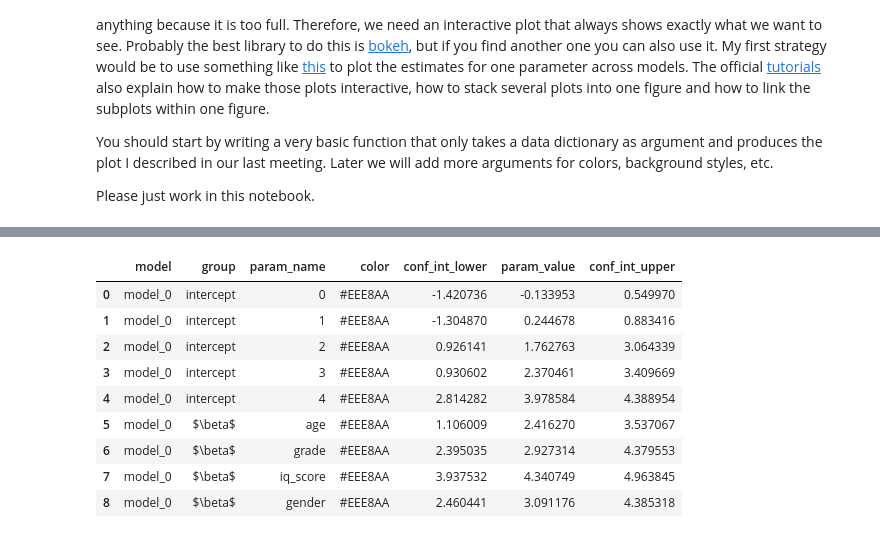
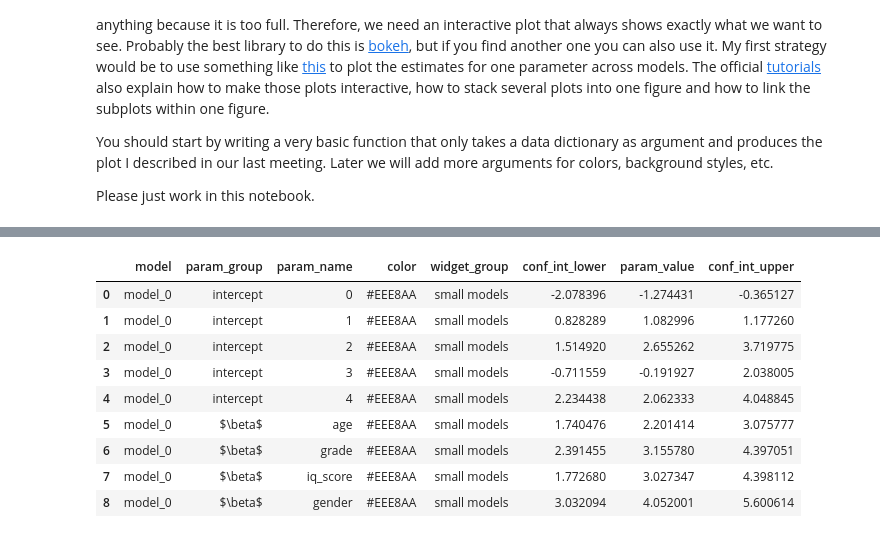
Before and after one commit to janosg/comparison_plot, a Jupyter notebook: comparison_plot.ipynb, the cells around one changed output, grey strips where cells are left out. Cells and saved outputs as stored; diff of their text form; code cells hidden in the pictures.

Commit message:
Added first version of functioning widget to select model groups.

```diff
--- a/comparison_plot.ipynb
+++ b/comparison_plot.ipynb
@@ -32,48 +37,54 @@ long_controls = short_controls + [
     'parent_educ', 'parent_inc', 'parent_occup', 'dist_to_school',
     'single_parent', 'single_parent_x_parent_inc']
 
-cols = ['model', 'param_value', 'param_name', 'conf_int_lower', 'conf_int_upper', 'group']
+cols = [
+    'model', 'param_value', 'param_name',
+    'conf_int_lower', 'conf_int_upper', 'param_group',
+    'widget_group', 'color']
 
 model_comp_df = pd.DataFrame()
 
 for i in range(nr_models):
     if i < 0.7 * nr_models:
         ctrl_names = short_controls
         factor = 0.5
         color="#EEE8AA"
+        widget_label = "small models"
     else:
         ctrl_names = long_controls
         factor = 0.7
         color="#4DBD33"
+        widget_label = "large models"
     nr_params = nr_intercepts + len(ctrl_names)
 
     df = pd.DataFrame(columns=cols)
     df['param_value'] = factor * np.arange(nr_params) + np.random.normal(0, 1, nr_params)
     df['param_name'] = [str(i) for i in range(nr_intercepts)] + ctrl_names
     df['conf_int_lower'] = df['param_value'] - np.random.normal(1, factor, nr_params)
     df['conf_int_upper'] = df['param_value'] + np.random.normal(1, factor, nr_params)
-    df['group'] = ['intercept'] * nr_intercepts + [r'$\beta$'] * len(ctrl_names)
+    df['param_group'] = ['intercept'] * nr_intercepts + [r'$\beta$'] * len(ctrl_names)
     df['model'] = 'model_' + str(i)
     df['color'] = color
+    df["widget_group"] = widget_label
 
     model_comp_df = pd.concat([model_comp_df, df], axis=0, sort=False)
 
 model_comp_df.reset_index(inplace=True, drop=True)
 model_comp_df = model_comp_df[
-    ['model', 'group', 'param_name',  'color',
+    ['model', 'param_group', 'param_name',  'color', 'widget_group',
      'conf_int_lower', 'param_value', 'conf_int_upper']]
 model_comp_df[:9]
 # %% [output]
-|  | model | group | param_name | color | conf_int_lower | param_value | conf_int_upper |
-| 0 | model_0 | intercept | 0 | #EEE8AA | -1.420736 | -0.133953 | 0.549970 |
-| 1 | model_0 | intercept | 1 | #EEE8AA | -1.304870 | 0.244678 | 0.883416 |
-| 2 | model_0 | intercept | 2 | #EEE8AA | 0.926141 | 1.762763 | 3.064339 |
-| 3 | model_0 | intercept | 3 | #EEE8AA | 0.930602 | 2.370461 | 3.409669 |
-| 4 | model_0 | intercept | 4 | #EEE8AA | 2.814282 | 3.978584 | 4.388954 |
-| 5 | model_0 | $\beta$ | age | #EEE8AA | 1.106009 | 2.416270 | 3.537067 |
-| 6 | model_0 | $\beta$ | grade | #EEE8AA | 2.395035 | 2.927314 | 4.379553 |
-| 7 | model_0 | $\beta$ | iq_score | #EEE8AA | 3.937532 | 4.340749 | 4.963845 |
-| 8 | model_0 | $\beta$ | gender | #EEE8AA | 2.460441 | 3.091176 | 4.385318 |
+|  | model | param_group | param_name | color | widget_group | conf_int_lower | param_value | conf_int_upper |
+| 0 | model_0 | intercept | 0 | #EEE8AA | small models | -2.078396 | -1.274431 | -0.365127 |
+| 1 | model_0 | intercept | 1 | #EEE8AA | small models | 0.828289 | 1.082996 | 1.177260 |
+| 2 | model_0 | intercept | 2 | #EEE8AA | small models | 1.514920 | 2.655262 | 3.719775 |
+| 3 | model_0 | intercept | 3 | #EEE8AA | small models | -0.711559 | -0.191927 | 2.038005 |
+| 4 | model_0 | intercept | 4 | #EEE8AA | small models | 2.234438 | 2.062333 | 4.048845 |
+| 5 | model_0 | $\beta$ | age | #EEE8AA | small models | 1.740476 | 2.201414 | 3.075777 |
+| 6 | model_0 | $\beta$ | grade | #EEE8AA | small models | 2.391455 | 3.155780 | 4.397051 |
+| 7 | model_0 | $\beta$ | iq_score | #EEE8AA | small models | 1.772680 | 3.027347 | 4.398112 |
+| 8 | model_0 | $\beta$ | gender | #EEE8AA | small models | 3.032094 | 4.052001 | 5.600614 |
 # %%
 comparison_plot(df=model_comp_df)
 # %% [output]
```
Also changed, not shown: parts of 2 cells of this notebook, 3 other files.
